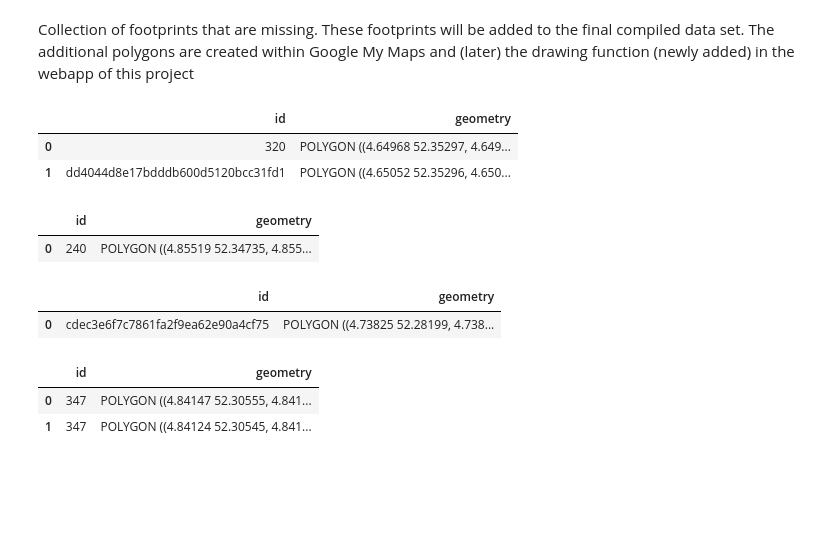
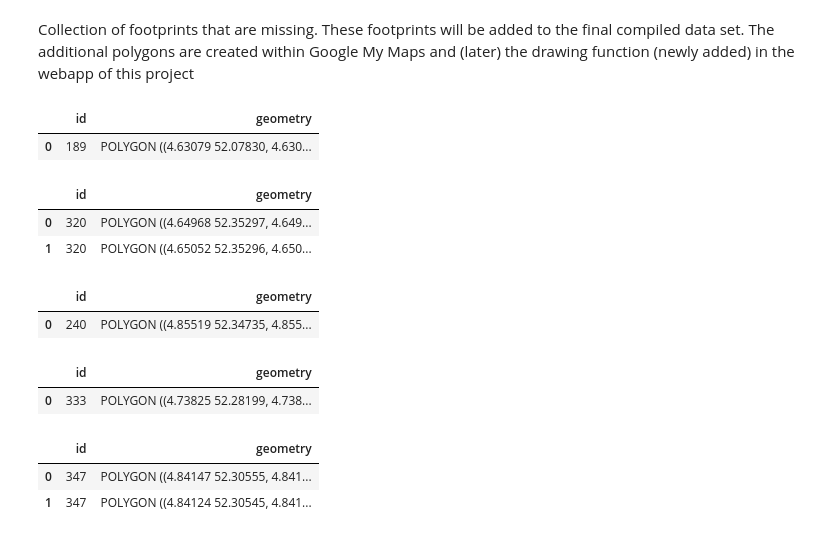
Before and after one commit to ciCciC/GeoGrids, a Jupyter notebook: notebooks/grid_reconstruction/compiling_footprint.ipynb, the cells around one changed output. Drawn from its saved outputs; the diff is of its cells as text; code cells hidden in the pictures; blank space fills up the shorter version.

Commit message:
data compilation for final polygons (footprints)

```diff
--- a/notebooks/grid_reconstruction/compiling_footprint.ipynb
+++ b/notebooks/grid_reconstruction/compiling_footprint.ipynb
@@ -429,16 +431,24 @@ x = gpd.GeoDataFrame({
 # %%
-gpd_189 = gpd.read_file("""{"type":"FeatureCollection","features":[{"id":"189","type":"Feature","properties":{},"geometry":{"coordinates":[[[4.630791323941196,52.07829627674704],[4.630789415084848,52.07827234442635],[4.631003588766475,52.07826061289157],[4.631005879393626,52.07828431058829],[4.630791323941196,52.07829627674704]]],"type":"Polygon"}}]}""", driver='GeoJSON')
-# gpd_189.set_crs(4326).explore()
+gpd_189 = gpd.read_file(
+    """{"type":"FeatureCollection","features":[{"id":"189","type":"Feature","properties":{},"geometry":{"coordinates":[[[4.630791323941196,52.07829627674704],[4.630789415084848,52.07827234442635],[4.631003588766475,52.07826061289157],[4.631005879393626,52.07828431058829],[4.630791323941196,52.07829627674704]]],"type":"Polygon"}}]}""",
+    driver='GeoJSON')
+
+gpd_189 = gpd_189.to_crs(pyproj.CRS.from_epsg(CRS))
+gpd_189
+# %% [output]
+|  | id | geometry |
+| 0 | 189 | POLYGON ((4.63079 52.07830, 4.630... |
 # %%
 gpd_320 = gpd.read_file("""
-{"type":"FeatureCollection","features":[{"id":"320","type":"Feature","properties":{},"geometry":{"coordinates":[[[4.649678075069801,52.35297300804908],[4.649704700963866,52.35297510649667],[4.649712431061772,52.35288303701381],[4.649687952417622,52.35288303701381],[4.649678075069801,52.35297300804908]]],"type":"Polygon"}},{"id":"dd4044d8e17bdddb600d5120bcc31fd1","type":"Feature","properties":{},"geometry":{"coordinates":[[[4.650517270627773,52.35295951810963],[4.650552886330644,52.35296088843458],[4.650554288523239,52.35289819602539],[4.650523440276487,52.35289888118862],[4.650517270627773,52.35295951810963]]],"type":"Polygon"}}]}
+{"type":"FeatureCollection","features":[{"id":"320","type":"Feature","properties":{},"geometry":{"coordinates":[[[4.649678075069801,52.35297300804908],[4.649704700963866,52.35297510649667],[4.649712431061772,52.35288303701381],[4.649687952417622,52.35288303701381],[4.649678075069801,52.35297300804908]]],"type":"Polygon"}},{"id":"320","type":"Feature","properties":{},"geometry":{"coordinates":[[[4.650517270627773,52.35295951810963],[4.650552886330644,52.35296088843458],[4.650554288523239,52.35289819602539],[4.650523440276487,52.35289888118862],[4.650517270627773,52.35295951810963]]],"type":"Polygon"}}]}
 """)
 
+gpd_320 = gpd_320.to_crs(pyproj.CRS.from_epsg(CRS))
 gpd_320
 # %% [output]
 |  | id | geometry |
 | 0 | 320 | POLYGON ((4.64968 52.35297, 4.649... |
-| 1 | dd4044d8e17bdddb600d5120bcc31fd1 | POLYGON ((4.65052 52.35296, 4.650... |
+| 1 | 320 | POLYGON ((4.65052 52.35296, 4.650... |
 # %%
 gpd_240 = gpd.read_file("""
 {"type":"FeatureCollection","features":[{"id":"240","type":"Feature","properties":{},"geometry":{"coordinates":[[[4.855191181258135,52.34735178284248],[4.855194175152064,52.34730499375229],[4.85524207744939,52.34730560338261],[4.855238834064437,52.3473525448791],[4.855191181258135,52.34735178284248]]],"type":"Polygon"}}]}
@@ -451,10 +462,11 @@ gpd_240
 gpd_333 = gpd.read_file("""
 {"type":"FeatureCollection","features":[{"id":"333","type":"Feature","properties":{},"geometry":{"coordinates":[[[4.738245078508982,52.281991241828706],[4.738414162031802,52.28189743127035],[4.7385634219695305,52.28199980247817],[4.738394921493182,52.28209254274131],[4.738245078508982,52.281991241828706]]],"type":"Polygon"}}]}
 """)
+gpd_333 = gpd_333.to_crs(pyproj.CRS.from_epsg(CRS))
 gpd_333
 # %% [output]
 |  | id | geometry |
-| 0 | cdec3e6f7c7861fa2f9ea62e90a4cf75 | POLYGON ((4.73825 52.28199, 4.738... |
+| 0 | 333 | POLYGON ((4.73825 52.28199, 4.738... |
 # %%
 gpd_347 = gpd.read_file("""
 {"type":"FeatureCollection","features":[{"id":"347","type":"Feature","properties":{},"geometry":{"coordinates":[[[4.8414698950427635,52.30554722016555],[4.841570923865959,52.30552914551242],[4.84153724759156,52.30545776200026],[4.84143584458667,52.30547675185613],[4.8414698950427635,52.30554722016555]]],"type":"Polygon"}},{"id":"347","type":"Feature","properties":{},"geometry":{"coordinates":[[[4.841235185181915,52.30544544064466],[4.841233844077891,52.30544185305354],[4.841239711409941,52.30544082802723],[4.841240884875987,52.30544451812102],[4.841235185181915,52.30544544064466]]],"type":"Polygon"}}]}
```
Also changed, not shown: parts of 34 cells of this notebook, 8 other files.
